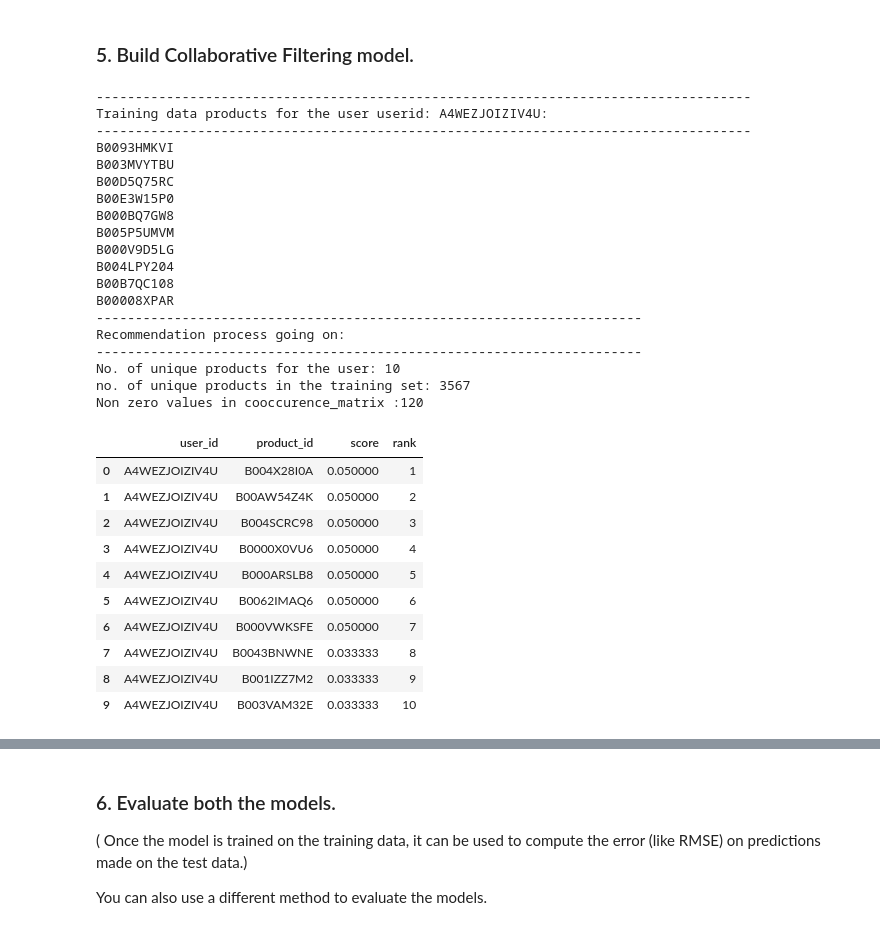
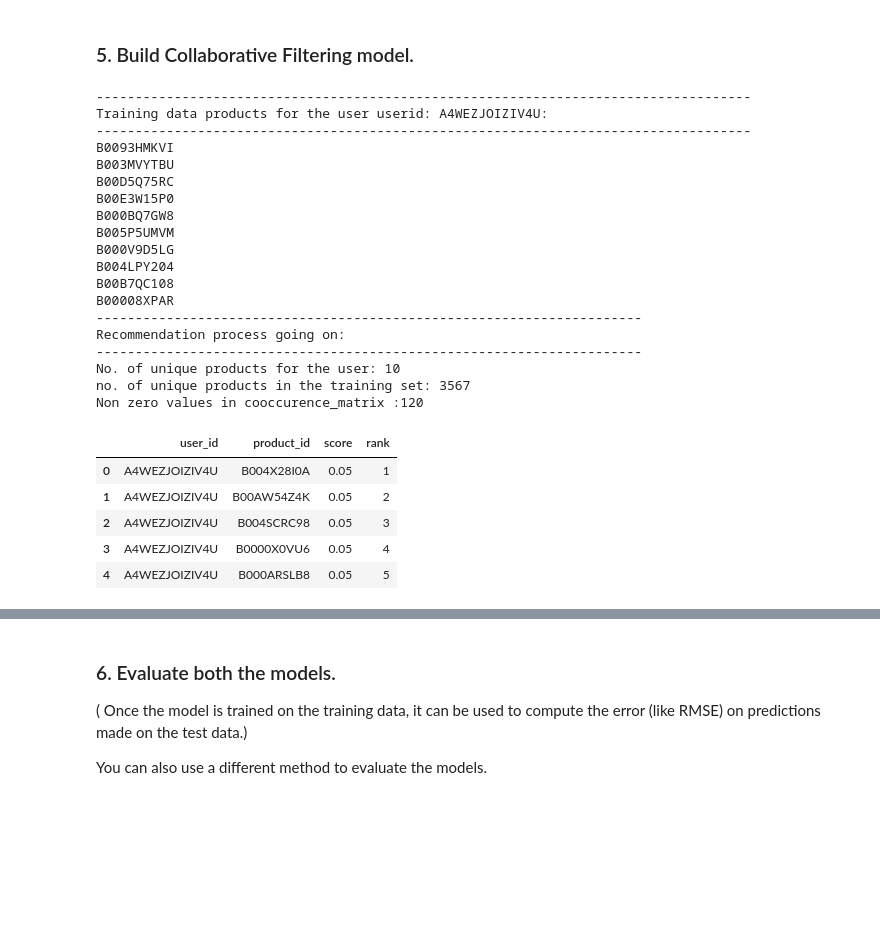
Before and after one commit to GreatLearningAIML1/bangalore-feb-batch-krishnakarthi, a Jupyter notebook: Projects/R5_Recommendation System/RecommSystems_R5_Project1.ipynb, the cells around one changed output, grey strips where cells are left out. Drawn from its saved outputs; the diff is of its cells as text; code cells hidden in the pictures; blank space fills up the shorter version.

```diff
--- a/Projects/R5_Recommendation System/RecommSystems_R5_Project1.ipynb
+++ b/Projects/R5_Recommendation System/RecommSystems_R5_Project1.ipynb
@@ -398,7 +387,7 @@ class item_similarity_recommender_py():
         #Fill the dataframe with top 10 item based recommendations
         rank = 1
         for i in range(0,len(sort_index)):
-            if ~np.isnan(sort_index[i][0]) and all_items[sort_index[i][1]] not in user_items and rank <= 10:
+            if ~np.isnan(sort_index[i][0]) and all_items[sort_index[i][1]] not in user_items:
                 df.loc[len(df)]=[user,all_items[sort_index[i][1]],sort_index[i][0],rank]
                 rank = rank+1
 
@@ -417,7 +406,7 @@ class item_similarity_recommender_py():
 
     #Use the item similarity based recommender system model to
     #make recommendations
-    def recommend(self, user):
+    def recommend(self, user,k=10):
 
         ########################################
         #A. Get all unique products for this user
@@ -444,7 +433,7 @@ class item_similarity_recommender_py():
         #######################################################
         df_recommendations = self.generate_top_recommendations(user, cooccurence_matrix, all_items, user_items)
 
-        return df_recommendations
+        return df_recommendations.head(k)
 
     #Get similar items to given items
     def get_similar_items(self, item_list):
@@ -486,41 +475,36 @@ print("-------------------------------------------------------------------------
 
 for user_item in user_items:
     print(user_item)
 
 print("----------------------------------------------------------------------")
 print("Recommendation process going on:")
 print("----------------------------------------------------------------------")
 
 #Recommend products for the user using personalized model
-is_model.recommend(user_id)
+is_model.recommend(user_id,k=5)
 # %% [output]
 ------------------------------------------------------------------------------------
 Training data products for the user userid: A4WEZJOIZIV4U:
 ------------------------------------------------------------------------------------
 B0093HMKVI
 B003MVYTBU
 B00D5Q75RC
 B00E3W15P0
 B000BQ7GW8
 B005P5UMVM
 B000V9D5LG
 B004LPY204
 B00B7QC108
 B00008XPAR
 ----------------------------------------------------------------------
 Recommendation process going on:
 ----------------------------------------------------------------------
 No. of unique products for the user: 10
 no. of unique products in the training set: 3567
 Non zero values in cooccurence_matrix :120
 |  | user_id | product_id | score | rank |
-| 0 | A4WEZJOIZIV4U | B004X28I0A | 0.050000 | 1 |
-| 1 | A4WEZJOIZIV4U | B00AW54Z4K | 0.050000 | 2 |
-| 2 | A4WEZJOIZIV4U | B004SCRC98 | 0.050000 | 3 |
-| 3 | A4WEZJOIZIV4U | B0000X0VU6 | 0.050000 | 4 |
-| 4 | A4WEZJOIZIV4U | B000ARSLB8 | 0.050000 | 5 |
-| 5 | A4WEZJOIZIV4U | B0062IMAQ6 | 0.050000 | 6 |
-| 6 | A4WEZJOIZIV4U | B000VWKSFE | 0.050000 | 7 |
-| 7 | A4WEZJOIZIV4U | B0043BNWNE | 0.033333 | 8 |
-| 8 | A4WEZJOIZIV4U | B001IZZ7M2 | 0.033333 | 9 |
-| 9 | A4WEZJOIZIV4U | B003VAM32E | 0.033333 | 10 |
+| 0 | A4WEZJOIZIV4U | B004X28I0A | 0.05 | 1 |
+| 1 | A4WEZJOIZIV4U | B00AW54Z4K | 0.05 | 2 |
+| 2 | A4WEZJOIZIV4U | B004SCRC98 | 0.05 | 3 |
+| 3 | A4WEZJOIZIV4U | B0000X0VU6 | 0.05 | 4 |
+| 4 | A4WEZJOIZIV4U | B000ARSLB8 | 0.05 | 5 |
```
Also changed, not shown: parts of 11 cells of this notebook.
